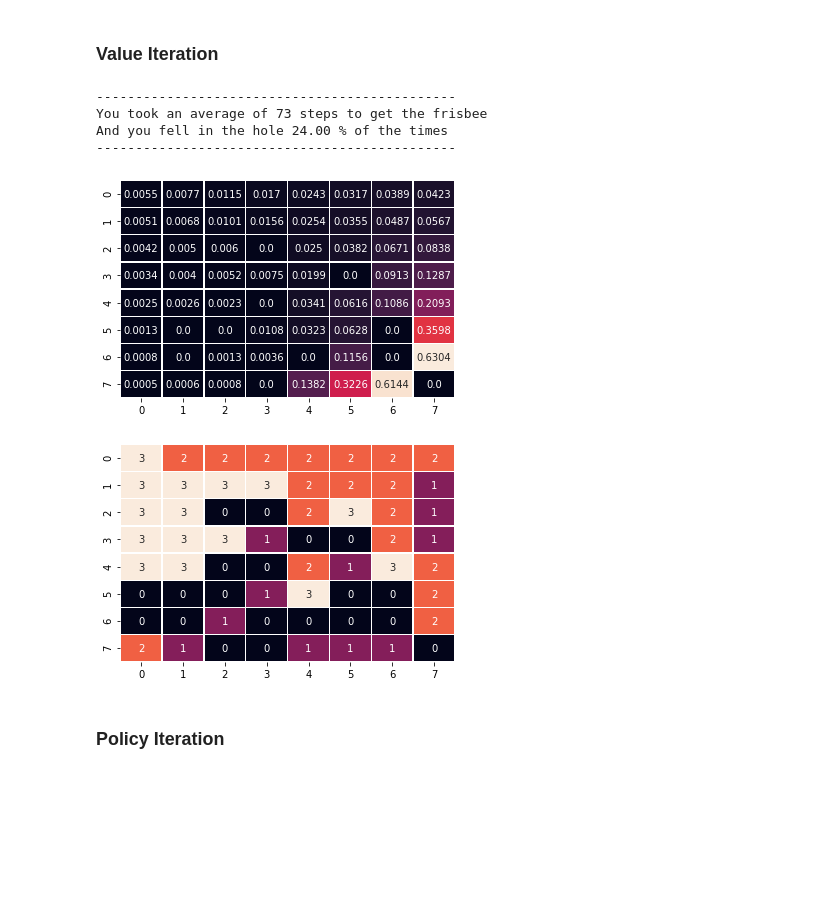
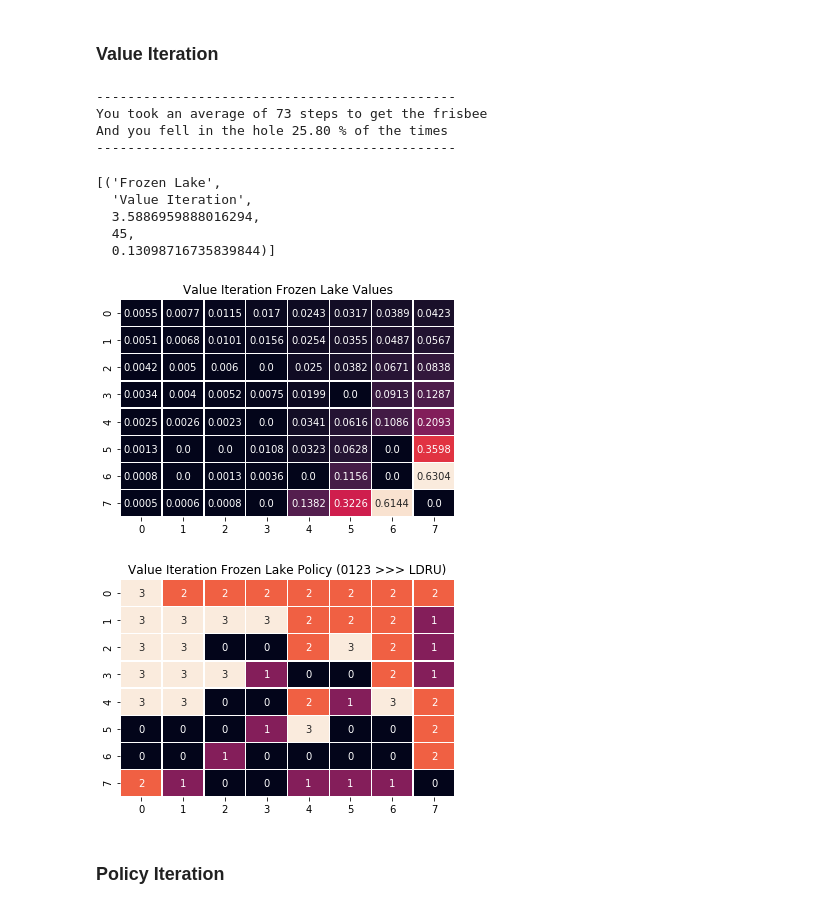
Before and after one commit to mkecera/4-markov-decision-processes, a Jupyter notebook: assignment4.ipynb, the cells around one changed output. Saved outputs shown, nothing was run; the diff lists cells and outputs as text; code cells hidden in the pictures; blank space fills up the shorter version.

```diff
--- a/assignment4.ipynb
+++ b/assignment4.ipynb
@@ -38,6 +43,8 @@ Next state: 63 Reward: 1.0 Done: True Info: {'prob': 0.3333333333333333}
 def value_iteration(env, max_iterations=100000, lmbda=0.9, verbose=1):
     stateValue = [0 for i in range(env.nS)]
     newStateValue = stateValue.copy()
+    iterations = 0
+    start_time = time.time()
     for i in range(max_iterations):
 
         if verbose>0: print("Iteration: {}".format(i))
@@ -66,7 +73,11 @@ def value_iteration(env, max_iterations=100000, lmbda=0.9, verbose=1):
             break
 
         stateValue = newStateValue.copy()
-    return stateValue
+        iterations += 1
+
+    duration = time.time() - start_time
+
+    return stateValue, iterations, duration
 # %%
 # the following function was inspired by and adapted from: https://github.com/realdiganta/solving_openai/blob/master/FrozenLake8x8/frozenLake8x8.py
 def get_policy(env,stateValue, lmbda=0.9):
@@ -111,11 +122,11 @@ def get_score(env, policy, episodes=1000):
   print('And you fell in the hole {:.2f} % of the times'.format((misses/episodes) * 100))
   print('----------------------------------------------')
 # %%
-stateValues = value_iteration(env, max_iterations=100000, verbose=0)
+stateValues, iterations, duration = value_iteration(env, max_iterations=100000, verbose=0)
 policy_value_iteration = get_policy(env, stateValues)
 get_score(env, policy_value_iteration,episodes=1000)
 # %% [output]
 ----------------------------------------------
 You took an average of 73 steps to get the frisbee
-And you fell in the hole 24.00 % of the times
+And you fell in the hole 25.80 % of the times
 ----------------------------------------------
@@ -122,29 +136,37 @@ And you fell in the hole 24.00 % of the times
+# %%
+evaluation_data
+# %% [output]
+[('Frozen Lake',
+  'Value Iteration',
+  3.5886959888016294,
+  45,
+  0.13098716735839844)]
 # %%
-def display_state_values(V, env):
+def display_state_values(V, env, title):
     nb_states = env.observation_space.n
     V = np.round(V, decimals=4)
     ax = sns.heatmap(V.reshape(int(np.sqrt(nb_states)),int(np.sqrt(nb_states))),
                  linewidth=0.5,
                  annot=V.reshape(int(np.sqrt(nb_states)),int(np.sqrt(nb_states))),
                  fmt = '',
-                 cbar=False)
+                 cbar=False).set_title(title)
     plt.show()
 # %%
-display_state_values(stateValues, env)
+display_state_values(stateValues, env, 'Value Iteration Frozen Lake Values')
 # LEFT = 0
 # DOWN = 1
 # RIGHT = 2
 # UP = 3
 # %% [output]
-[figure, old version]
+[figure, new version]
 # %%
-display_state_values(policy_value_iteration, env)
+display_state_values(policy_value_iteration, env, 'Value Iteration Frozen Lake Policy (0123 >>> LDRU)')
 # LEFT = 0
 # DOWN = 1
 # RIGHT = 2
 # UP = 3
 # %% [output]
-[figure, old version]
+[figure, new version]
 # %% [markdown]
 ### Policy Iteration
 # %%
```
Also changed, not shown: parts of 63 cells of this notebook, 1 other file.
